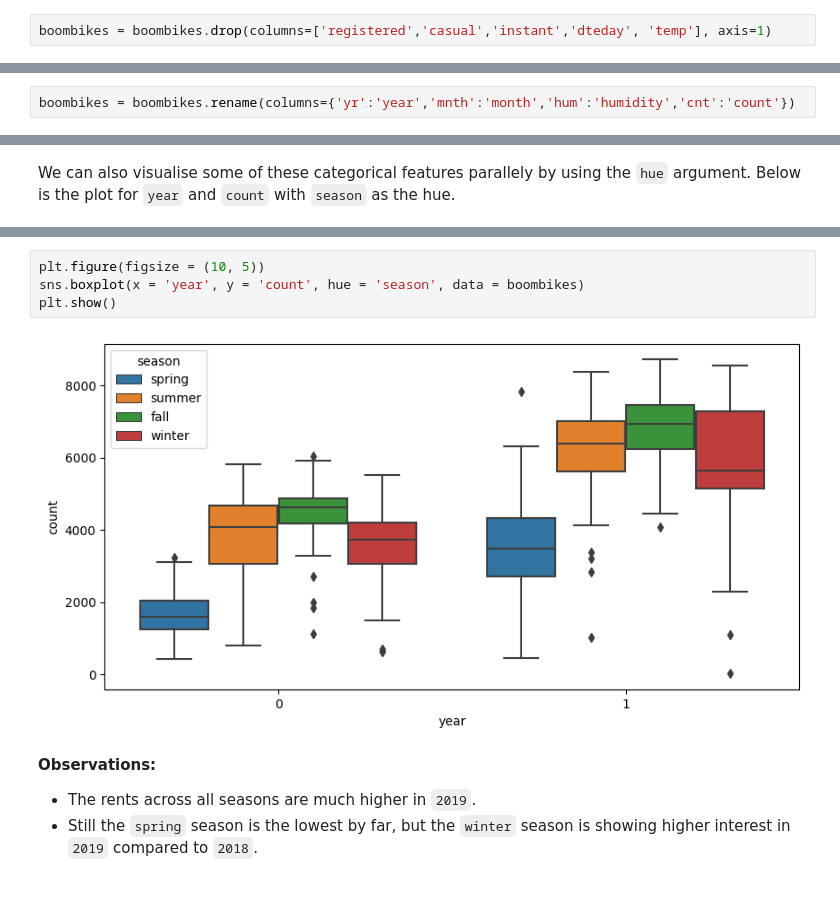
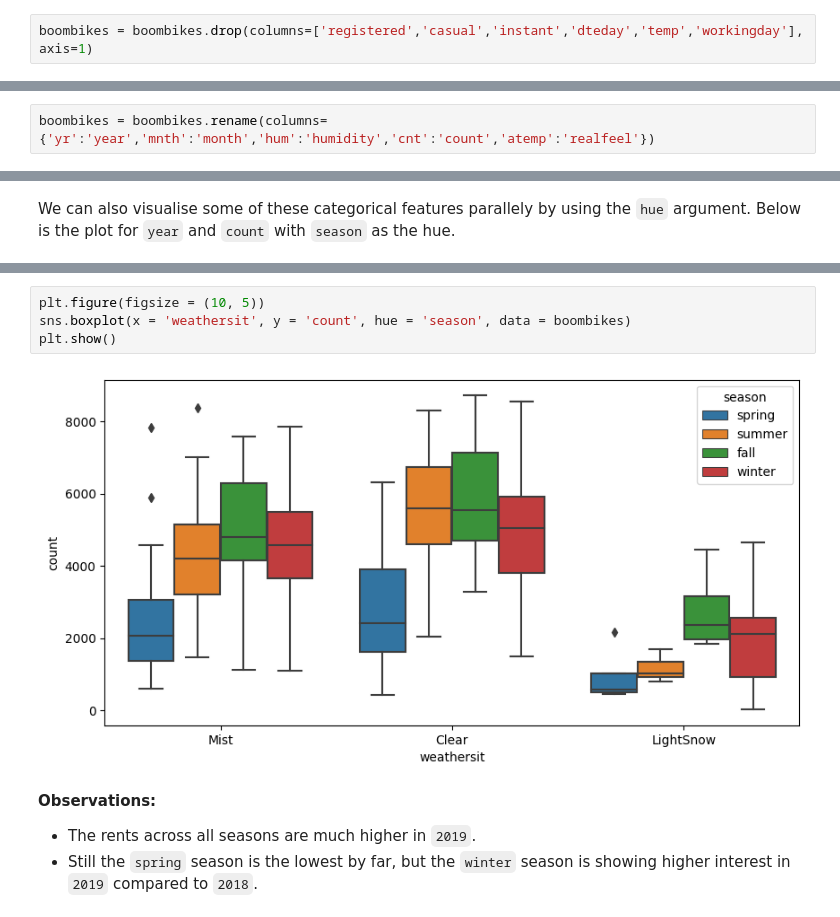
Before and after one commit to upGradAIML/BoomBikesCaseStudy, a Jupyter notebook: MLR - HousingCaseStudy.ipynb, the cells around one changed output, grey strips where cells are left out. Cells and saved outputs as stored; diff of their text form.

```diff
--- a/MLR - HousingCaseStudy.ipynb
+++ b/MLR - HousingCaseStudy.ipynb
@@ -115,7 +115,7 @@ plt.show()
 [figure]
 [figure]
 # %%
-boombikes = boombikes.drop(columns=['registered','casual','instant','dteday', 'temp'], axis=1)
+boombikes = boombikes.drop(columns=['registered','casual','instant','dteday','temp','workingday'], axis=1)
 # %%
 # Read the data again
 boombikes.head()
@@ -134,7 +134,7 @@ boombikes.shape
 #### 2.2 Enhance Readability
 For the rest of the columns, we'll rename some fields to enhance the readability (e.g.: mnth to month, yr to year, and so on)
 # %%
-boombikes = boombikes.rename(columns={'yr':'year','mnth':'month','hum':'humidity','cnt':'count'})
+boombikes = boombikes.rename(columns={'yr':'year','mnth':'month','hum':'humidity','cnt':'count','atemp':'realfeel'})
 # %%
 boombikes.head()
 # %% [output]
@@ -234,9 +236,9 @@ We can also visualise some of these categorical features parallely by using the
 # %%
 plt.figure(figsize = (10, 5))
-sns.boxplot(x = 'year', y = 'count', hue = 'season', data = boombikes)
+sns.boxplot(x = 'weathersit', y = 'count', hue = 'season', data = boombikes)
 plt.show()
 # %% [output]
-[figure, old version]
+[figure, new version]
 # %% [markdown]
 **Observations:**
 - The rents across all seasons are much higher in `2019`.
```
Also changed, not shown: parts of 81 cells of this notebook.
